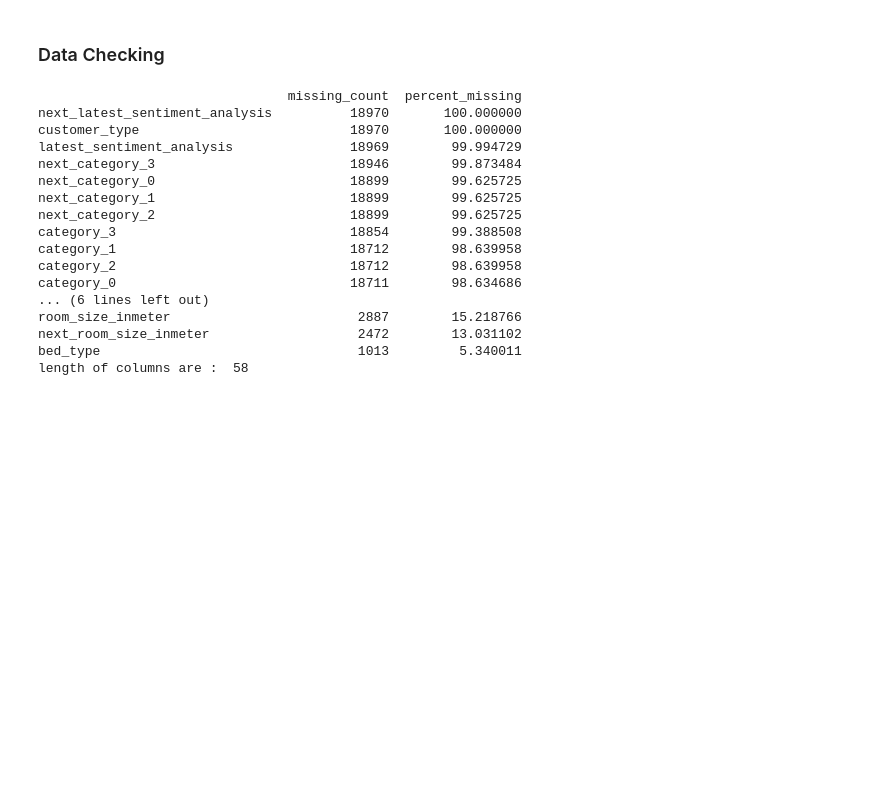
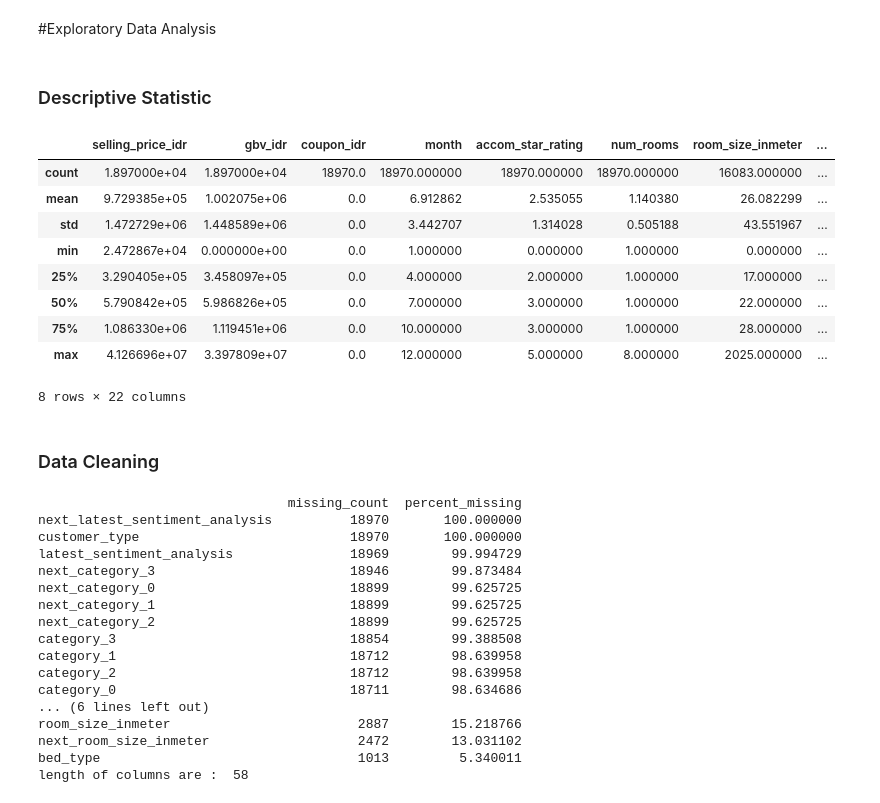
Before and after one commit to Modequick/Machine-Learning-Project, a Jupyter notebook: Skripsi.ipynb, the cells around one changed output. Drawn from its saved outputs; the diff is of its cells as text; code cells hidden in the pictures; blank space fills up the shorter version.

```diff
--- a/Skripsi.ipynb
+++ b/Skripsi.ipynb
@@ -10,5 +31,22 @@ df=pd.read_csv("/content/drive/MyDrive/Skripsi/Change_Accom_Behavior_Hashed 2.cs
+# %% [markdown]
+#Exploratory Data Analysis
+# %% [markdown]
+### Descriptive Statistic
+# %%
+df.describe()
+# %% [output]
+|  | selling_price_idr | gbv_idr | coupon_idr | month | accom_star_rating | num_rooms | room_size_inmeter | ... |
+| count | 1.897000e+04 | 1.897000e+04 | 18970.0 | 18970.000000 | 18970.000000 | 18970.000000 | 16083.000000 | ... |
+| mean | 9.729385e+05 | 1.002075e+06 | 0.0 | 6.912862 | 2.535055 | 1.140380 | 26.082299 | ... |
+| std | 1.472729e+06 | 1.448589e+06 | 0.0 | 3.442707 | 1.314028 | 0.505188 | 43.551967 | ... |
+| min | 2.472867e+04 | 0.000000e+00 | 0.0 | 1.000000 | 0.000000 | 1.000000 | 0.000000 | ... |
+| 25% | 3.290405e+05 | 3.458097e+05 | 0.0 | 4.000000 | 2.000000 | 1.000000 | 17.000000 | ... |
+| 50% | 5.790842e+05 | 5.986826e+05 | 0.0 | 7.000000 | 3.000000 | 1.000000 | 22.000000 | ... |
+| 75% | 1.086330e+06 | 1.119451e+06 | 0.0 | 10.000000 | 3.000000 | 1.000000 | 28.000000 | ... |
+| max | 4.126696e+07 | 3.397809e+07 | 0.0 | 12.000000 | 5.000000 | 8.000000 | 2025.000000 | ... |
+8 rows × 22 columns
 # %% [markdown]
-### Data Checking
+### Data Cleaning
 # %%
 #missing_value
 missing_value = df.isnull().sum() *100 / len(df)
```
Also changed, not shown: parts of 16 cells of this notebook.
